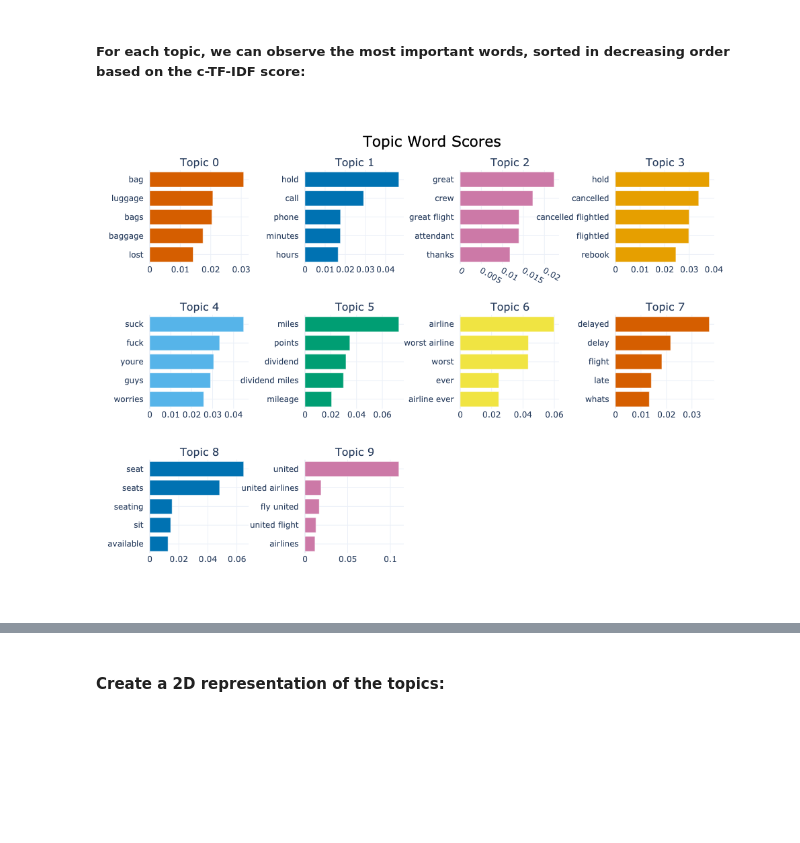
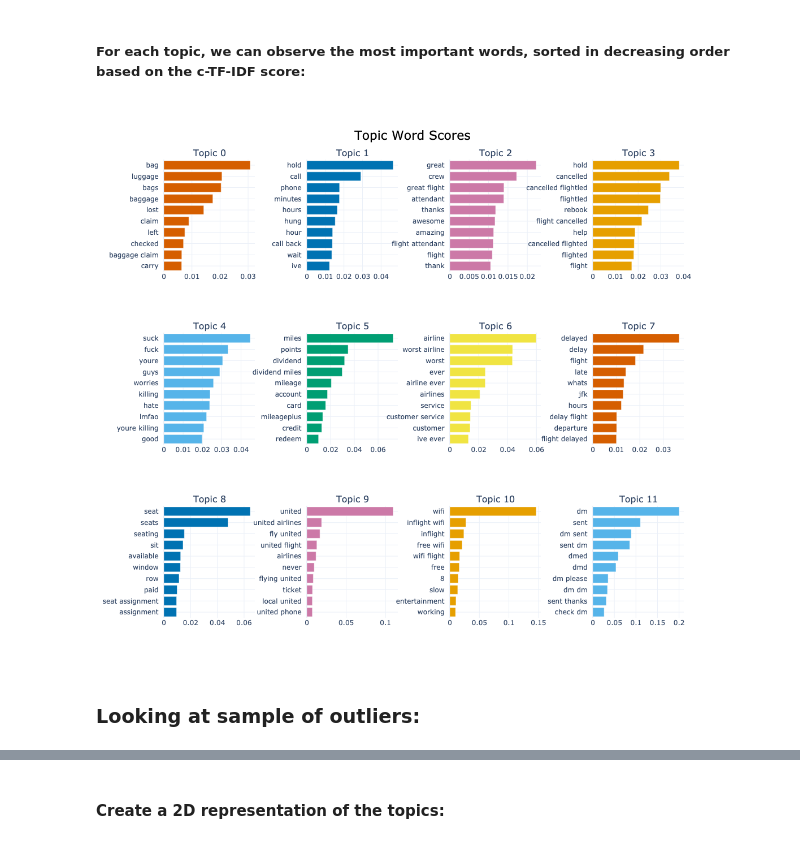
Before and after one commit to gs354/twitter_american_airlines, a Jupyter notebook: notebooks/BERTopic_mpnet.ipynb, the cells around one changed output, grey strips where cells are left out. Saved outputs shown, nothing was run; the diff lists cells and outputs as text; code cells hidden in the pictures; blank space fills up the shorter version.

```diff
--- a/notebooks/BERTopic_mpnet.ipynb
+++ b/notebooks/BERTopic_mpnet.ipynb
@@ -88,7 +89,9 @@ def get_bertmodel(ngram_range, umap_model, hdbscan_model):
 
     # Fit BERTopic model with customisation:
     topic_model = BERTopic(
-        vectorizer_model=vectorizer, umap_model=umap_model, hdbscan_model=hdbscan_model
+        vectorizer_model=vectorizer,
+        umap_model=umap_model,
+        hdbscan_model=hdbscan_model,
     )
 
     return topic_model
@@ -173,7 +176,11 @@ bertmodel_mpnet.get_topic(0)
 # %% [markdown]
 ##### For each topic, we can observe the most important words, sorted in decreasing order based on the c-TF-IDF score:
 # %%
-barchart = bertmodel_mpnet.visualize_barchart(top_n_topics=10)
+barchart = bertmodel_mpnet.visualize_barchart(
+    width=280, height=330, top_n_topics=12, n_words=10
+)
 barchart.show()
 # %% [output]
-[figure, old version]
+[figure, new version]
+# %% [markdown]
+### Looking at sample of outliers:
```
Also changed, not shown: parts of 31 cells of this notebook, 1 other file.
